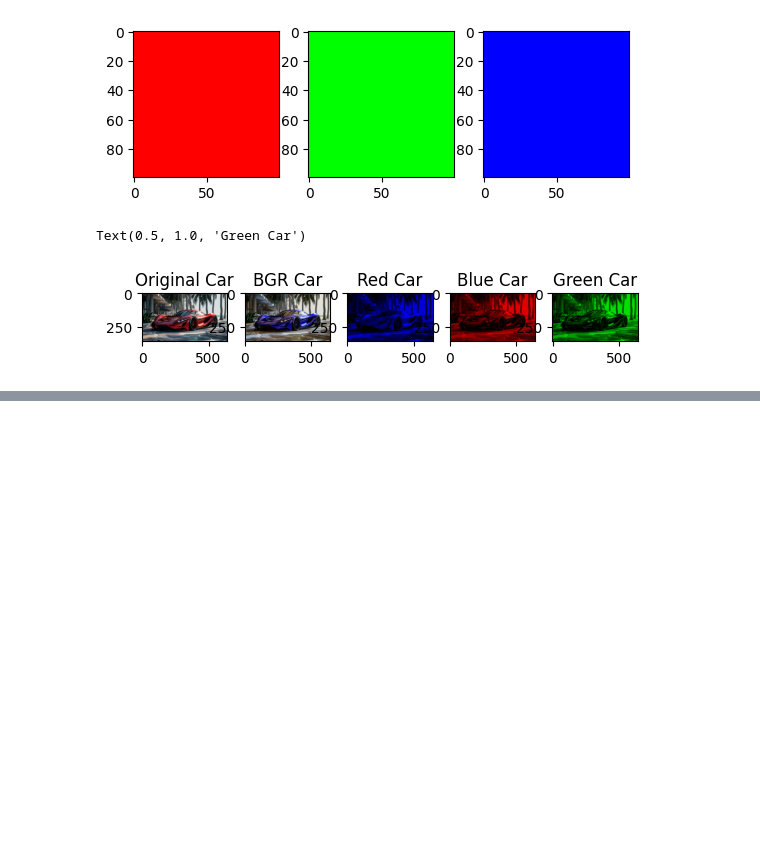
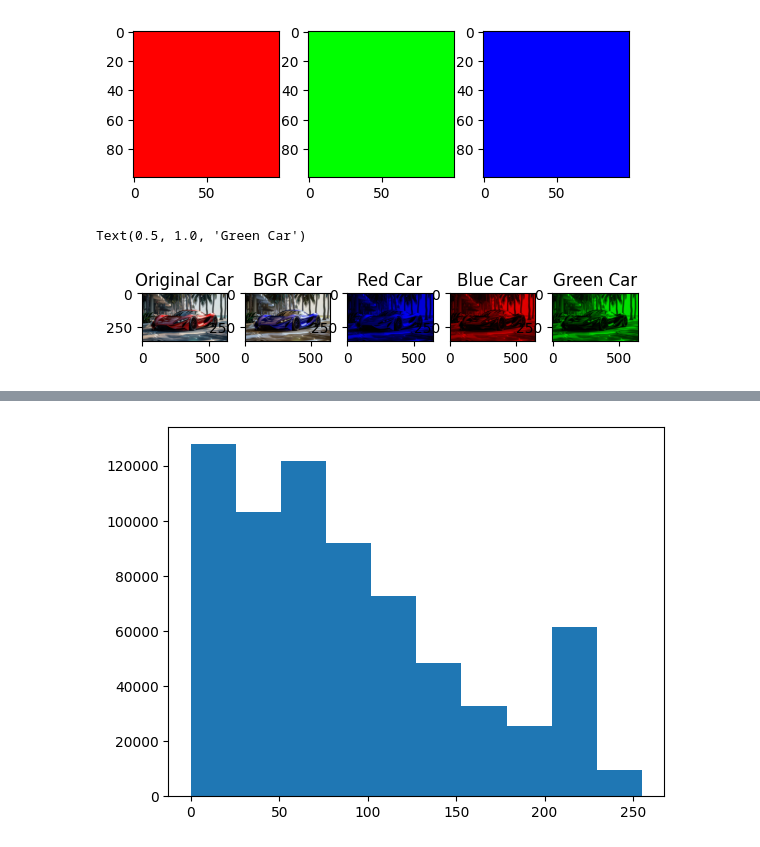
Before and after one commit to Arej02/computer_vision, a Jupyter notebook: OpenCV/ColorSpace/rgb.ipynb, the cells around one changed output, grey strips where cells are left out. Drawn from its saved outputs; the diff is of its cells as text; code cells hidden in the pictures; blank space fills up the shorter version.

```diff
--- a/OpenCV/ColorSpace/rgb.ipynb
+++ b/OpenCV/ColorSpace/rgb.ipynb
@@ -64,3 +65,6 @@ plt.title("Green Car")
 # %% [output]
 Text(0.5, 1.0, 'Green Car')
 [figure]
+# %%
+pixel_values=pd.Series(rgb_car.flatten())
+pixel_values[5]
@@ -66,0 +85,7 @@ Text(0.5, 1.0, 'Green Car')
+# %%
+# Distribution of the pixel values of the car image
+plt.hist(pixel_values)
+
+plt.show()
+# %% [output]
+[figure, added]
```
Also changed, not shown: parts of 3 cells of this notebook, 1 other file.
